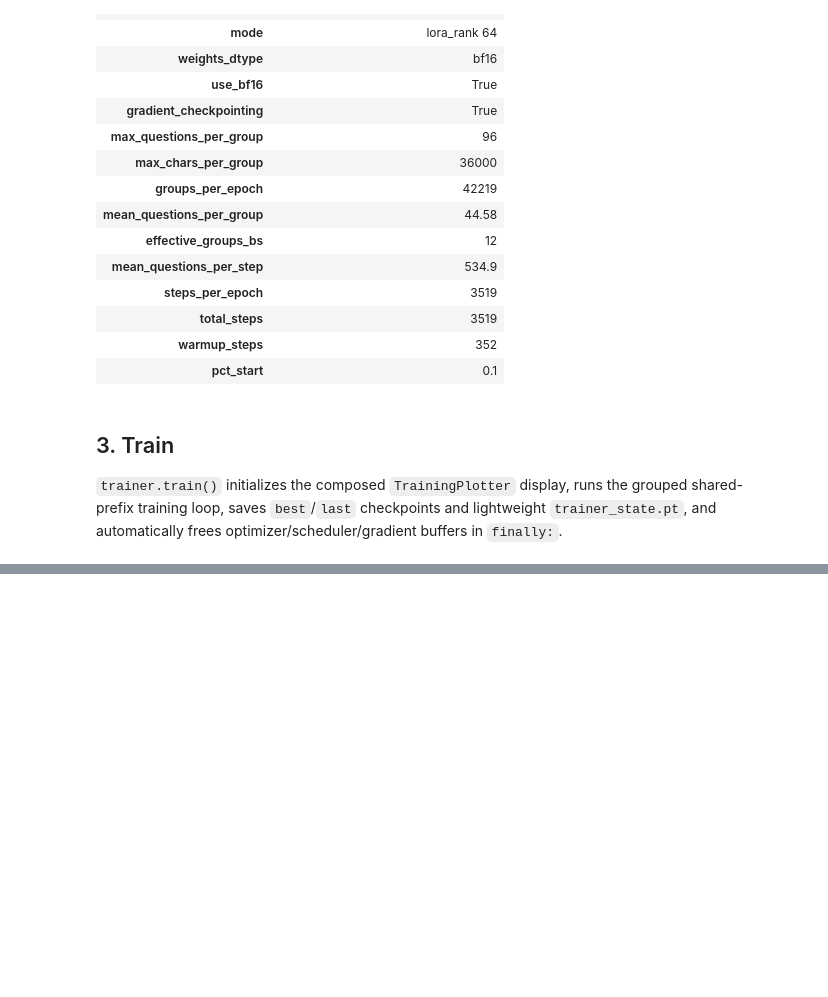
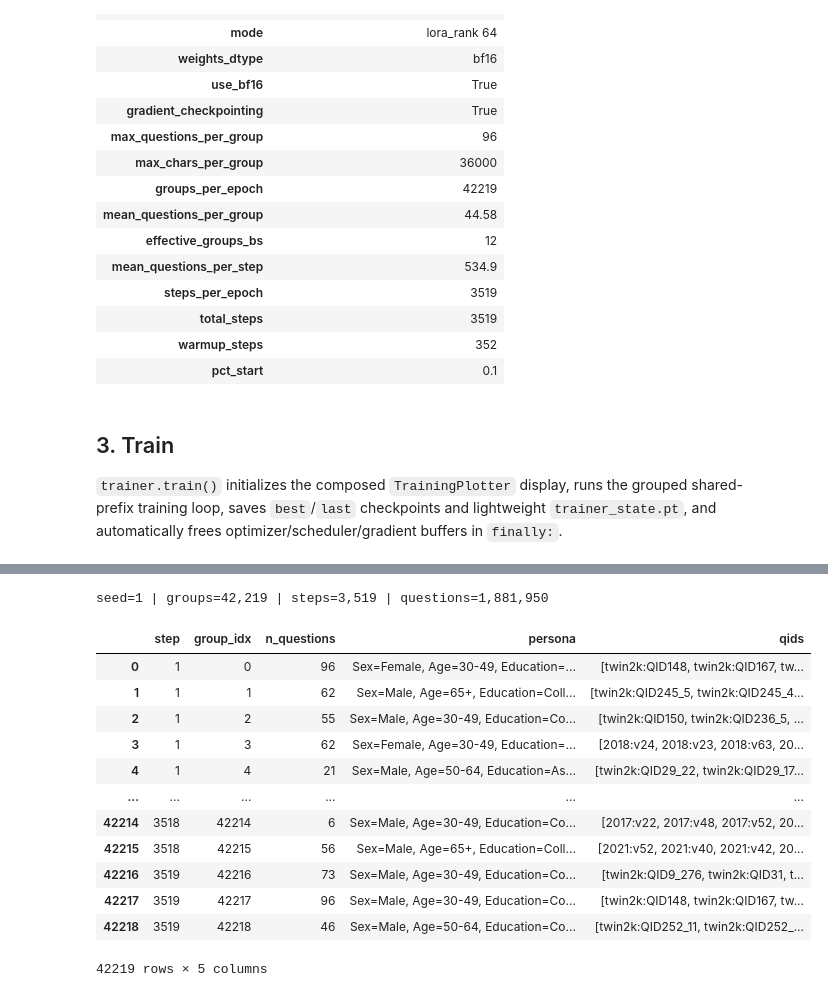
Before and after one commit to davoodwadi/decision-models-finetuning, a Jupyter notebook: code/train-grouped-newvalid.ipynb, the cells around one changed output, grey strips where cells are left out. Drawn from its saved outputs; the diff is of its cells as text; code cells hidden in the pictures; blank space fills up the shorter version.

```diff
--- a/code/train-grouped-newvalid.ipynb
+++ b/code/train-grouped-newvalid.ipynb
@@ -192,0 +256,23 @@ display(df_probe)
+# %%
+SEED_TO_CHECK = 1
+df_order = epoch1_question_order(SEED_TO_CHECK)
+print(
+    f"seed={SEED_TO_CHECK} | groups={len(df_order):,} | "
+    f"steps={df_order['step'].max():,} | questions={df_order['n_questions'].sum():,}"
+)
+display(df_order)
+# %% [output]
+seed=1 | groups=42,219 | steps=3,519 | questions=1,881,950
+|  | step | group_idx | n_questions | persona | qids |
+| 0 | 1 | 0 | 96 | Sex=Female, Age=30-49, Education=... | [twin2k:QID148, twin2k:QID167, tw... |
+| 1 | 1 | 1 | 62 | Sex=Male, Age=65+, Education=Coll... | [twin2k:QID245_5, twin2k:QID245_4... |
+| 2 | 1 | 2 | 55 | Sex=Male, Age=30-49, Education=Co... | [twin2k:QID150, twin2k:QID236_5, ... |
+| 3 | 1 | 3 | 62 | Sex=Female, Age=30-49, Education=... | [2018:v24, 2018:v23, 2018:v63, 20... |
+| 4 | 1 | 4 | 21 | Sex=Male, Age=50-64, Education=As... | [twin2k:QID29_22, twin2k:QID29_17... |
+| ... | ... | ... | ... | ... | ... |
+| 42214 | 3518 | 42214 | 6 | Sex=Male, Age=30-49, Education=Co... | [2017:v22, 2017:v48, 2017:v52, 20... |
+| 42215 | 3518 | 42215 | 56 | Sex=Male, Age=65+, Education=Coll... | [2021:v52, 2021:v40, 2021:v42, 20... |
+| 42216 | 3519 | 42216 | 73 | Sex=Male, Age=30-49, Education=Co... | [twin2k:QID9_276, twin2k:QID31, t... |
+| 42217 | 3519 | 42217 | 96 | Sex=Male, Age=30-49, Education=Co... | [twin2k:QID148, twin2k:QID167, tw... |
+| 42218 | 3519 | 42218 | 46 | Sex=Male, Age=50-64, Education=Co... | [twin2k:QID252_11, twin2k:QID252_... |
+42219 rows × 5 columns
```
Also changed, not shown: parts of 6 cells of this notebook, 10 other files.
